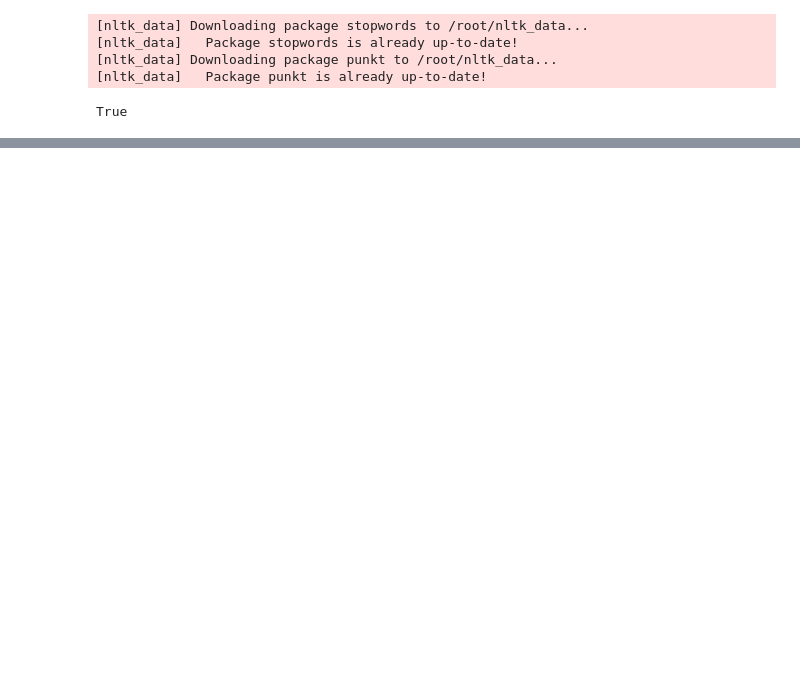
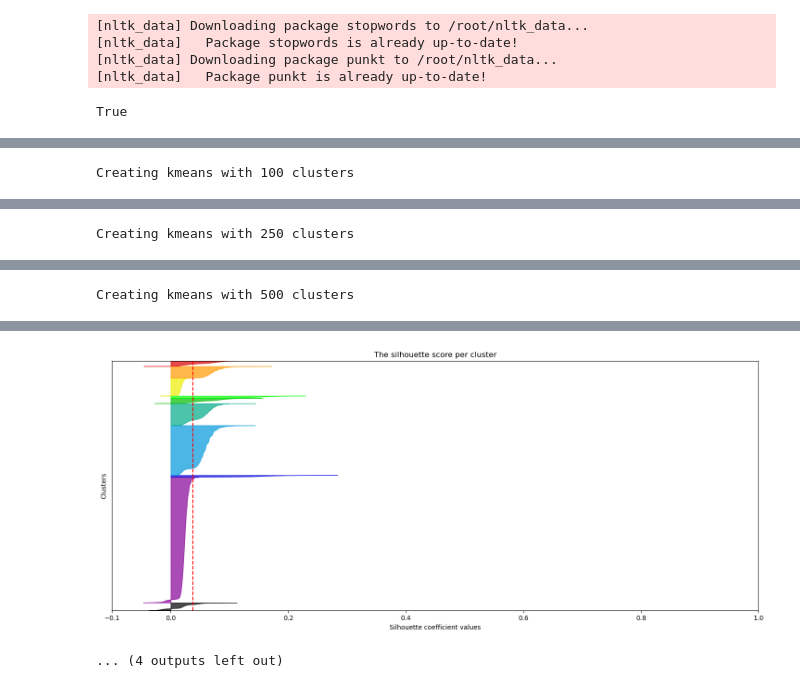
Before and after one commit to meganhmoore/LingoQuartet, a Jupyter notebook: notebooks/jpm_kmeans.ipynb, the cells around one changed output, grey strips where cells are left out. Cells and saved outputs as stored; diff of their text form; code cells hidden in the pictures; blank space fills up the shorter version.

```diff
--- a/notebooks/jpm_kmeans.ipynb
+++ b/notebooks/jpm_kmeans.ipynb
@@ -534,6 +413,13 @@ stop_list = ["report","2020"]
 stop_words.extend(stop_list)
 
 def remove_stop_words(doc):
+    """
+    Remove stop words for a document
+    Input:
+    doc(str): document to apply remove stop words
+    Return:
+    doc(str): document without the stop words
+    """
     # lower case and remove special characters\whitespaces
     tokens = nltk.word_tokenize(doc)
     filtered_tokens = [token for token in tokens if token not in stop_words]
@@ -544,7 +430,7 @@ normalize_corpus = np.vectorize(remove_stop_words)
 
 title_corpus = normalize_corpus(list(embeddings["title"]))
 
-cv = CountVectorizer(ngram_range=(1, 2), min_df=0.001, max_df=0.99)
+cv = CountVectorizer(ngram_range=(1, 1), min_df=0.001, max_df=0.99)
 cv_matrix = cv.fit_transform(title_corpus)
 cv_matrix.shape
 # %% [output]
@@ -552,6 +437,0 @@ cv_matrix.shape
-# %%
-NUM_CLUSTERS = 20
-kmeans = KMeans(n_clusters=NUM_CLUSTERS, random_state=42)
-kmeans.fit(cv_matrix)
-tf_idf_100_clusters = kmeans.labels_
-embeddings["kmeans_tf_100"] = tf_idf_100_clusters
@@ -565,0 +438,60 @@ for k in k_values:
+# %%
+k_values = [10,20,100,250,500]
+avg_silhouette_scores = {}
+
+for k in k_values:
+    print("Creating kmeans with {} clusters".format(k))
+    fig, ax = plt.subplots( )
+    fig.set_size_inches(18, 7)
+
+    # The 1st subplot is the silhouette plot
+    # The silhouette coefficient can range from -1, 1 but in this example all
+    # lie within [-0.1, 1]
+    ax.set_xlim([-0.1, 1])
+    # The (n_clusters+1)*10 is for inserting blank space between silhouette
+    # plots of individual clusters, to demarcate them clearly.
+    ax.set_ylim([0, len(np_embeddings) + (k + 1) * 10])
+
+    kmeans = KMeans(n_clusters=k, random_state=42,max_iter=1000)
+    kmeans.fit(cv_matrix)
+    clusters = kmeans.labels_
+    embeddings[f'cluster_tf_{k}'] = clusters
+    silhouette_avg = silhouette_score(cv_matrix, clusters)
+    avg_silhouette_scores[k] = silhouette_avg
+    sample_silhouette_values = silhouette_samples(cv_matrix, clusters)
+
+    y_lower = 10
+    for i in range(k):
+        # Aggregate the silhouette scores for samples belonging to
+        # cluster i, and sort them
+        ith_cluster_silhouette_values = sample_silhouette_values[clusters == i]
+
+        ith_cluster_silhouette_values.sort()
+
+        size_cluster_i = ith_cluster_silhouette_values.shape[0]
+        y_upper = y_lower + size_cluster_i
+
+        color = cm.nipy_spectral(float(i) / k)
+        ax.fill_betweenx(
+            np.arange(y_lower, y_upper),
+            0,
+            ith_cluster_silhouette_values,
+            facecolor=color,
+            edgecolor=color,
+            alpha=0.7,
+        )
+
+        # Compute the new y_lower for next plot
+        y_lower = y_upper + 10  # 10 for the 0 samples
+
+    ax.set_title("The silhouette score per cluster")
+    ax.set_xlabel("Silhouette coefficient values")
+    ax.set_ylabel("Clusters")
+    # The vertical line for average silhouette score of all the values
+    ax.axvline(x=silhouette_avg, color="red", linestyle="--")
+
+    ax.set_yticks([])  # Clear the yaxis labels / ticks
+    ax.set_xticks([-0.1, 0, 0.2, 0.4, 0.6, 0.8, 1])
+
+plt.show()
+# %% [output]
@@ -565,0 +545 @@ for k in k_values:
+Creating kmeans with 100 clusters
@@ -565,0 +563 @@ for k in k_values:
+Creating kmeans with 250 clusters
@@ -565,0 +581 @@ for k in k_values:
+Creating kmeans with 500 clusters
@@ -565,0 +599,2 @@ for k in k_values:
+[figure, added]
+... (4 outputs left out)
```
Also changed, not shown: parts of 30 cells of this notebook, 1 other file.
